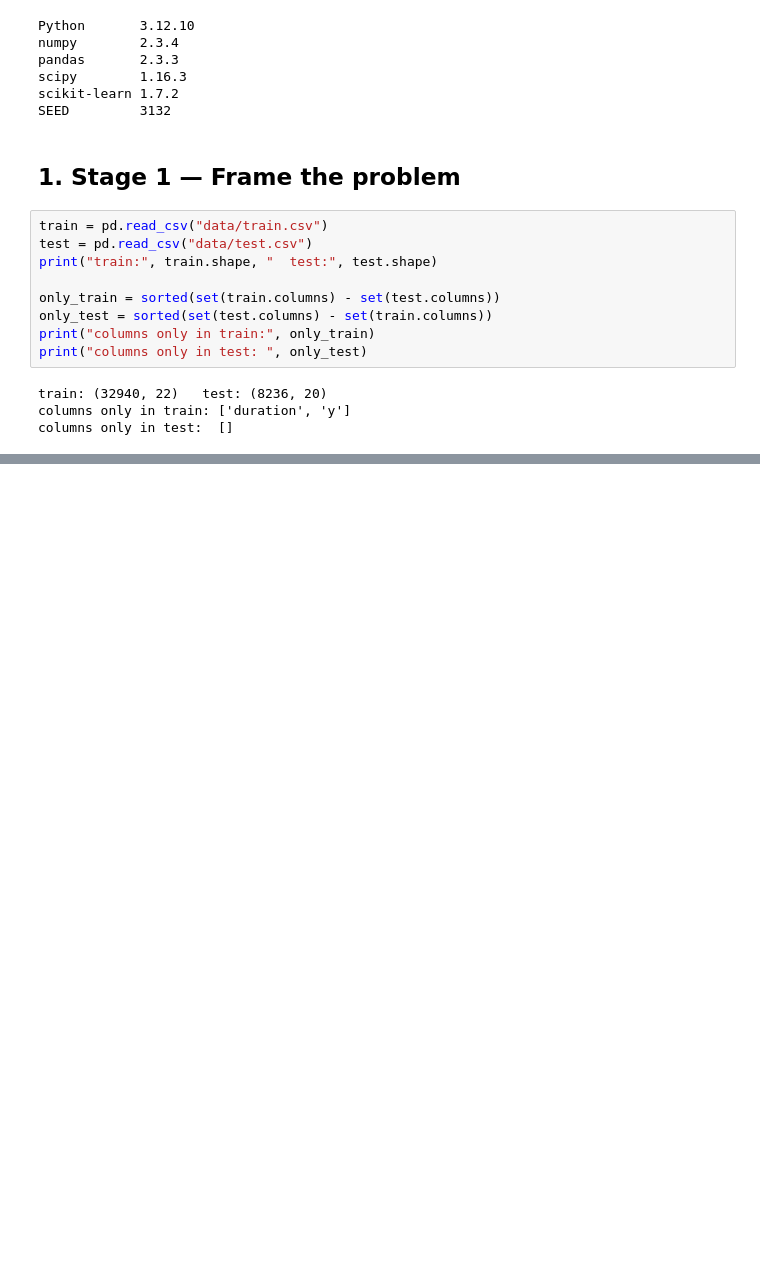
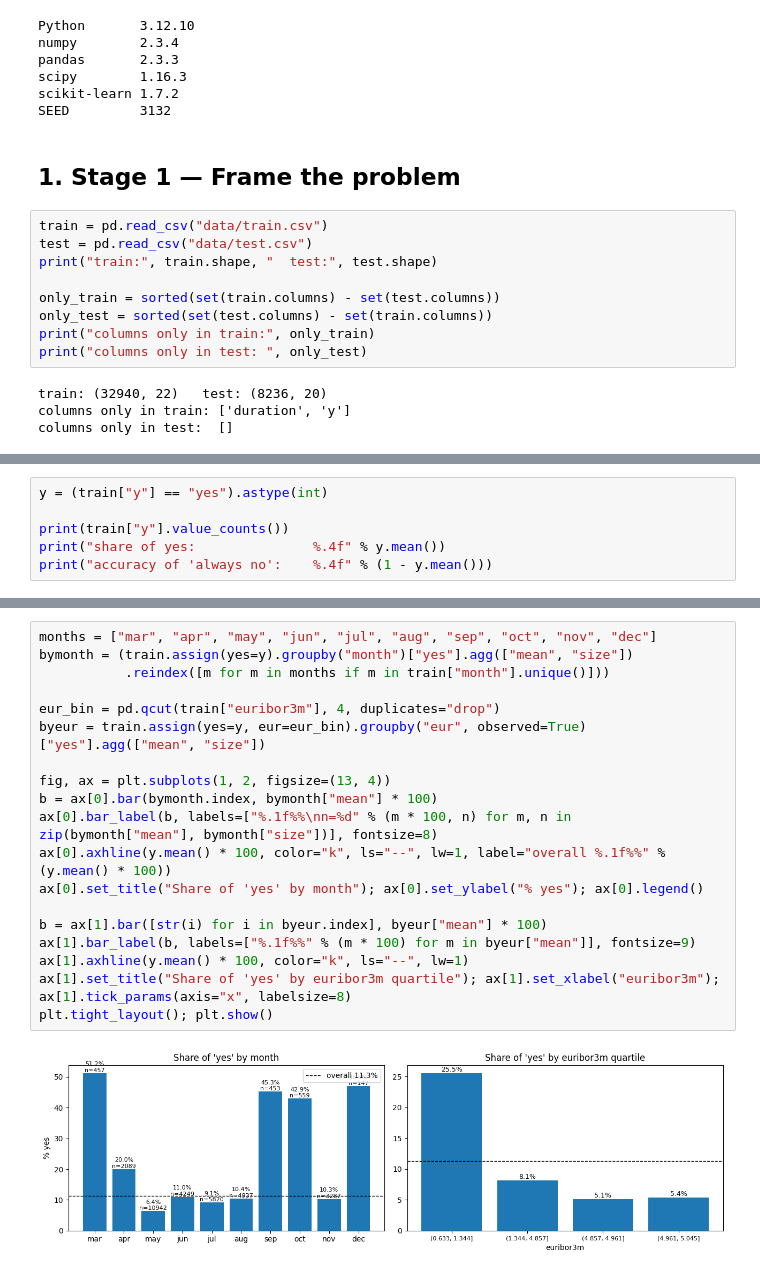
Before and after one commit to mukhamedzhankubantov/kubantov_task-03-ML-course, a Jupyter notebook: kubantov_task3.ipynb, the cells around one changed output, grey strips where cells are left out. Cells and saved outputs as stored; diff of their text form; blank space fills up the shorter version.

```diff
--- a/kubantov_task3.ipynb
+++ b/kubantov_task3.ipynb
@@ -40,0 +43,6 @@ columns only in test:  []
+# %%
+y = (train["y"] == "yes").astype(int)
+
+print(train["y"].value_counts())
+print("share of yes:               %.4f" % y.mean())
+print("accuracy of 'always no':    %.4f" % (1 - y.mean()))
@@ -40,0 +151,21 @@ columns only in test:  []
+# %%
+months = ["mar", "apr", "may", "jun", "jul", "aug", "sep", "oct", "nov", "dec"]
+bymonth = (train.assign(yes=y).groupby("month")["yes"].agg(["mean", "size"])
+           .reindex([m for m in months if m in train["month"].unique()]))
+
+eur_bin = pd.qcut(train["euribor3m"], 4, duplicates="drop")
+byeur = train.assign(yes=y, eur=eur_bin).groupby("eur", observed=True)["yes"].agg(["mean", "size"])
+
+fig, ax = plt.subplots(1, 2, figsize=(13, 4))
+b = ax[0].bar(bymonth.index, bymonth["mean"] * 100)
+ax[0].bar_label(b, labels=["%.1f%%\nn=%d" % (m * 100, n) for m, n in zip(bymonth["mean"], bymonth["size"])], fontsize=8)
+ax[0].axhline(y.mean() * 100, color="k", ls="--", lw=1, label="overall %.1f%%" % (y.mean() * 100))
+ax[0].set_title("Share of 'yes' by month"); ax[0].set_ylabel("% yes"); ax[0].legend()
+
+b = ax[1].bar([str(i) for i in byeur.index], byeur["mean"] * 100)
+ax[1].bar_label(b, labels=["%.1f%%" % (m * 100) for m in byeur["mean"]], fontsize=9)
+ax[1].axhline(y.mean() * 100, color="k", ls="--", lw=1)
+ax[1].set_title("Share of 'yes' by euribor3m quartile"); ax[1].set_xlabel("euribor3m"); ax[1].tick_params(axis="x", labelsize=8)
+plt.tight_layout(); plt.show()
+# %% [output]
+[figure, added]
```
Also changed, not shown: parts of 9 cells of this notebook.
